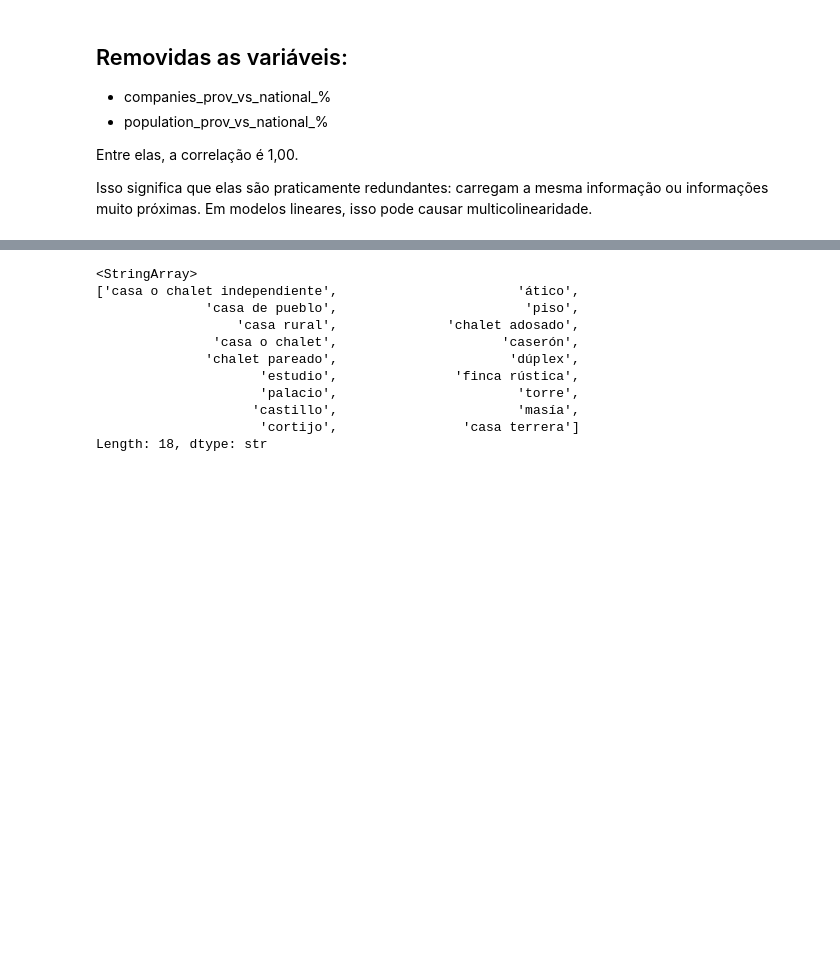
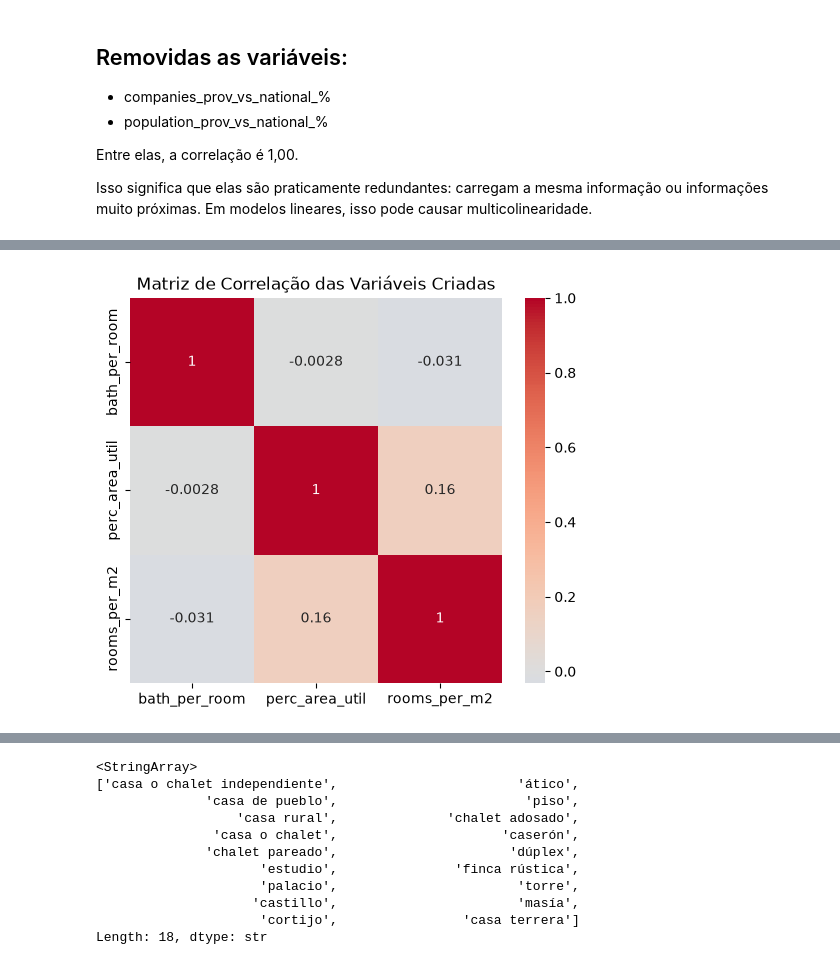
Before and after one commit to MarcioPaiano/SENAI-Projeto3, a Jupyter notebook: notebook/projetofinal.ipynb, the cells around one changed output, grey strips where cells are left out. Saved outputs shown, nothing was run; the diff lists cells and outputs as text; code cells hidden in the pictures; blank space fills up the shorter version.

```diff
--- a/notebook/projetofinal.ipynb
+++ b/notebook/projetofinal.ipynb
@@ -1668,0 +1700,6 @@ Isso significa que elas são praticamente redundantes: carregam a mesma informa
+# %%
+#Criaço da variável banheiros_por_quarto, que representa a proporção de banheiros por quarto em cada imóvel. Para evitar divisão por zero, substituímos os valores zero na coluna "room_num" por NaN antes de realizar a divisão.
+df_tratado2["bath_per_room"] = (
+    df_tratado2["bath_num"] /
+    df_tratado2["room_num"].replace(0, np.nan)
+)
@@ -1668,0 +1722,5 @@ Isso significa que elas são praticamente redundantes: carregam a mesma informa
+# %%
+df_tratado2["perc_area_util"] = (
+    df_tratado2["m2_useful"] /
+    df_tratado2["m2_real"].replace(0, np.nan)
+) * 100
@@ -1668,0 +1739,5 @@ Isso significa que elas são praticamente redundantes: carregam a mesma informa
+# %%
+# Quartos por metro quadrado
+df_tratado2["rooms_per_m2"] = (
+    df_tratado2["room_num"] / df_tratado2["m2_real"]
+)
@@ -1668,0 +1754,32 @@ Isso significa que elas são praticamente redundantes: carregam a mesma informa
+# %%
+#Criando matriz de correlação de Pearson entra as variáveis recem criadas
+
+# Variáveis da matriz
+colunas_corr = [
+    "bath_per_room",
+    "perc_area_util",
+    "rooms_per_m2"
+]
+
+# Cria a figura
+plt.figure(figsize=(6,5))
+
+sns.heatmap(
+    df_tratado2[colunas_corr].corr(),
+    annot=True,
+    cmap="coolwarm",
+    center=0
+)
+
+plt.title("Matriz de Correlação das Variáveis Criadas")
+
+# Salva a figura
+plt.savefig(
+    "../outputs/figures/matriz_correlacao_variaveis_criadas.png",
+    dpi=300,
+    bbox_inches="tight"
+)
+
+plt.show()
+# %% [output]
+[figure, added]
```
Also changed, not shown: parts of 107 cells of this notebook, 1 other file.
